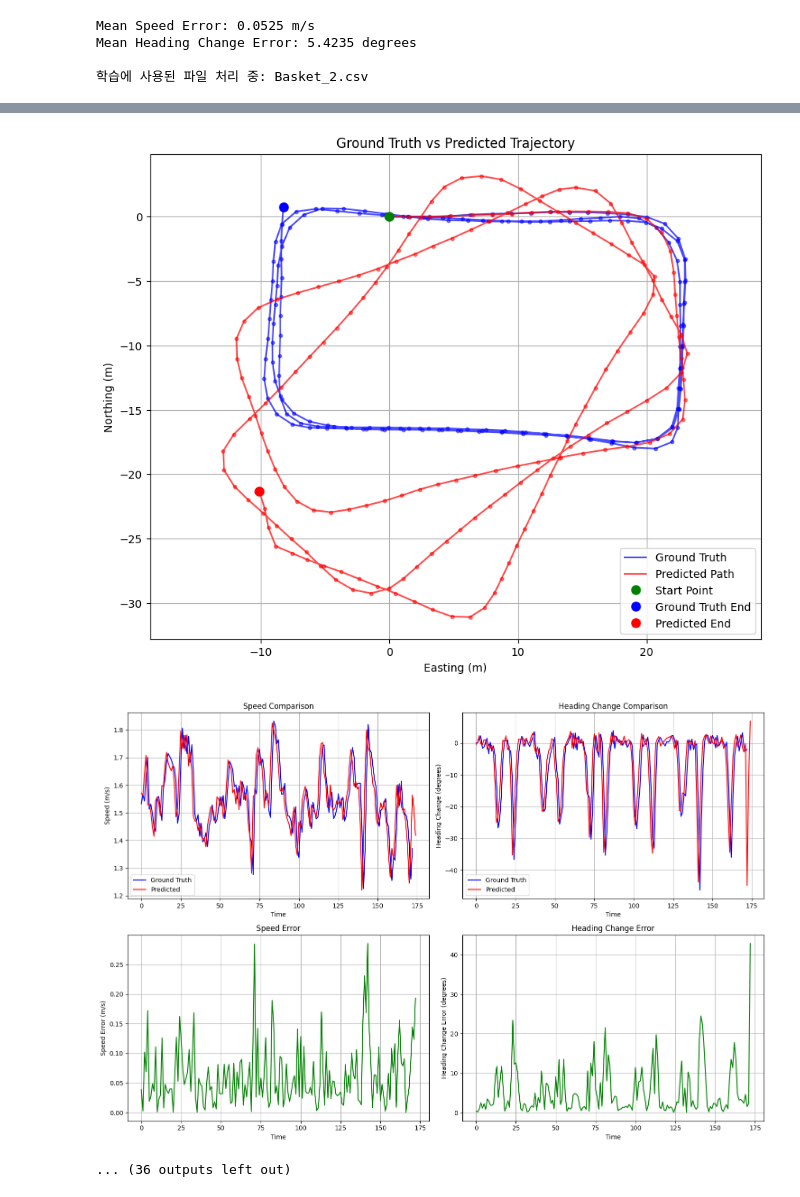
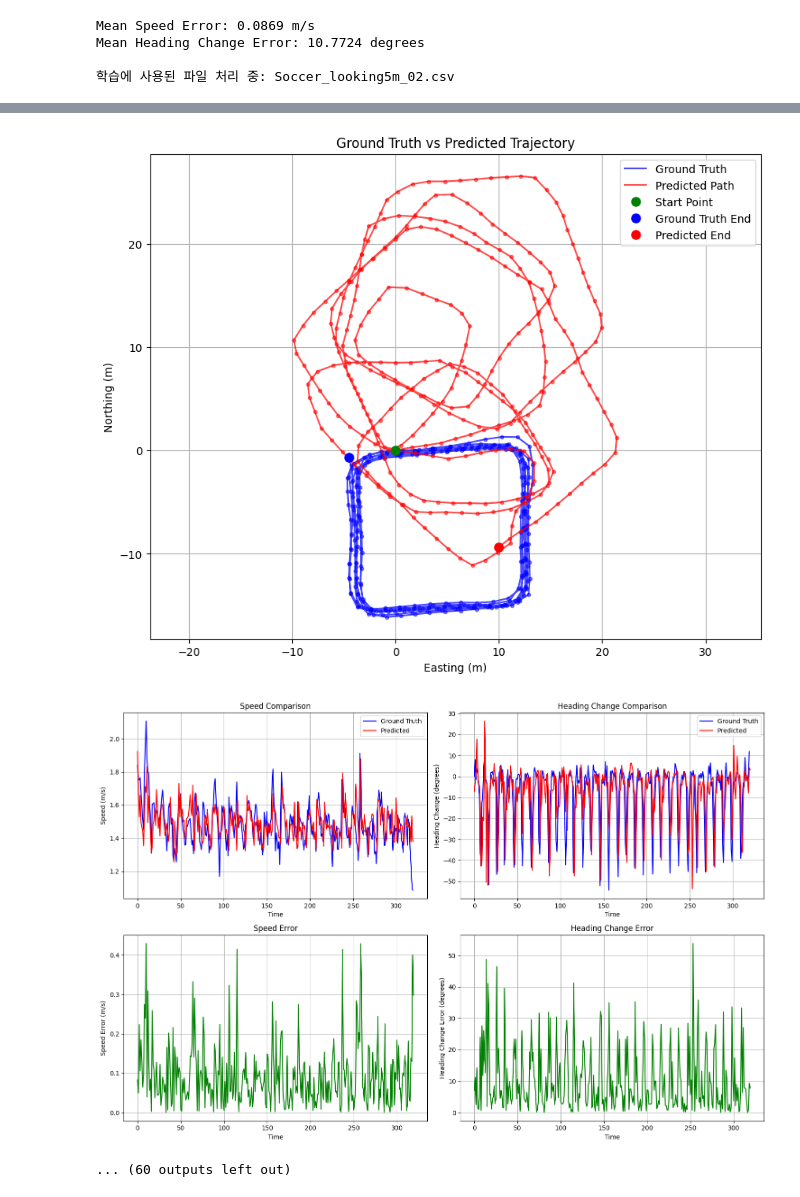
Before and after one commit to GitBosung/AI-PDR_GPS-GT, a Jupyter notebook: predict_path.ipynb, the cells around one changed output, grey strips where cells are left out. Drawn from its saved outputs; the diff is of its cells as text; code cells hidden in the pictures.

Commit message:
1. Acc, Gyro 2. 각축 MinMax 3. 보간 안함
----------------

결과 안좋음

```diff
--- a/predict_path.ipynb
+++ b/predict_path.ipynb
@@ -12,8 +12,8 @@ def main():
     BASE_DIR = os.getcwd()
 
     # 저장된 모델과 스케일러 경로 설정
-    model_path = os.path.join(BASE_DIR, 'saved_models', 'model_20250406_191749.h5')
-    scaler_path = os.path.join(BASE_DIR, 'saved_models', 'scalers_20250406_191749.joblib')
+    model_path = os.path.join(BASE_DIR, 'saved_models', 'model_20250410_211351.h5')
+    scaler_path = os.path.join(BASE_DIR, 'saved_models', 'scalers_20250410_211351.joblib')
 
     if not os.path.exists(model_path) or not os.path.exists(scaler_path):
         print("학습된 모델이나 스케일러를 찾을 수 없습니다. 먼저 모델을 학습해주세요.")
@@ -26,7 +26,6 @@ def main():
     scalers = joblib.load(scaler_path)
     trainer.scaler_acc = scalers['scaler_acc']
     trainer.scaler_gyro = scalers['scaler_gyro']
-    trainer.scaler_ori = scalers['scaler_ori']
 
     # 모델 로드
     trainer.model = trainer.load_model(model_path)
@@ -36,13 +35,12 @@ def main():
         trainer.model,
         trainer.scaler_acc,
         trainer.scaler_gyro,
-        trainer.scaler_ori
     )
 
     # 학습 데이터 경로
     learn_data_paths = [
-        os.path.join(BASE_DIR, 'data', 'learn_data', 'Basket_1.csv'),
-        os.path.join(BASE_DIR, 'data', 'learn_data', 'Basket_2.csv'),
+        # os.path.join(BASE_DIR, 'data', 'learn_data', 'Basket_1.csv'),
+        # os.path.join(BASE_DIR, 'data', 'learn_data', 'Basket_2.csv'),
         # os.path.join(BASE_DIR, 'data', 'learn_data', 'Soccer_looking1.csv'),
         # os.path.join(BASE_DIR, 'data', 'learn_data', 'Soccer_looking3.csv'),
         # os.path.join(BASE_DIR, 'data', 'learn_data', 'Soccer_looking4.csv'),
@@ -50,24 +48,16 @@ def main():
         # os.path.join(BASE_DIR, 'data', 'learn_data', 'Soccer_swing2.csv'),
         # os.path.join(BASE_DIR, 'data', 'learn_data', 'Soccer_swing3.csv'),
         # os.path.join(BASE_DIR, 'data', 'learn_data', 'Soccer_swing4.csv'),
-        # os.path.join(BASE_DIR, 'data', 'learn_data', 'Soccer_looking5m_01.csv'),
-        # os.path.join(BASE_DIR, 'data', 'learn_data', 'Soccer_looking5m_02.csv'),
-        # os.path.join(BASE_DIR, 'data', 'learn_data', 'Soccer_looking5m_03.csv'),
-        # os.path.join(BASE_DIR, 'data', 'learn_data', 'Soccer_swing5m_01.csv'),
-        # os.path.join(BASE_DIR, 'data', 'learn_data', 'Soccer_swing5m_02.csv'),
-        # os.path.join(BASE_DIR, 'data', 'learn_data', 'Soccer_swing5m_03.csv')
+        os.path.join(BASE_DIR, 'data', 'learn_data', 'Soccer_looking5m_01.csv'),
+        os.path.join(BASE_DIR, 'data', 'learn_data', 'Soccer_looking5m_02.csv'),
+        os.path.join(BASE_DIR, 'data', 'learn_data', 'Soccer_looking5m_03.csv'),
+        os.path.join(BASE_DIR, 'data', 'learn_data', 'Soccer_swing5m_01.csv'),
+        os.path.join(BASE_DIR, 'data', 'learn_data', 'Soccer_swing5m_02.csv'),
+        os.path.join(BASE_DIR, 'data', 'learn_data', 'Soccer_swing5m_03.csv')
     ]
 
-    for learn_data_path in learn_data_paths:
-        if os.path.exists(learn_data_path):
-            df_learn = DataProcessor.load_and_preprocess_csv(learn_data_path, skiprows=300)
-            sensor_columns = ['Accelerometer x', 'Accelerometer y', 'Accelerometer z',
-                            'Gyroscope x', 'Gyroscope y', 'Gyroscope z',
-                            'Orientation x', 'Orientation y', 'Orientation z']
-            sensor_data = df_learn[sensor_columns].values
-
     # TrajectoryPredictor 인스턴스 생성
-    predictor = TrajectoryPredictor(trainer.model, trainer.scaler_acc, trainer.scaler_gyro, trainer.scaler_ori)
+    predictor = TrajectoryPredictor(trainer.model, trainer.scaler_acc, trainer.scaler_gyro)
 
     # 각 학습 데이터 파일에 대해 다시 예측 수행
     for learn_data_path in learn_data_paths:
@@ -156,4 +136,4 @@ if __name__ == '__main__':
-Mean Speed Error: 0.0525 m/s
-Mean Heading Change Error: 5.4235 degrees
+Mean Speed Error: 0.0869 m/s
+Mean Heading Change Error: 10.7724 degrees
 
-학습에 사용된 파일 처리 중: Basket_2.csv
+학습에 사용된 파일 처리 중: Soccer_looking5m_02.csv
@@ -170,3 +150,3 @@ Mean Heading Change Error: 5.4235 degrees
-[figure, old version]
+[figure, new version]
-[figure, old version]
+[figure, new version]
-... (36 outputs left out)
+... (60 outputs left out)
```
Also changed, not shown: parts of 1 cell of this notebook, 18 other files.
